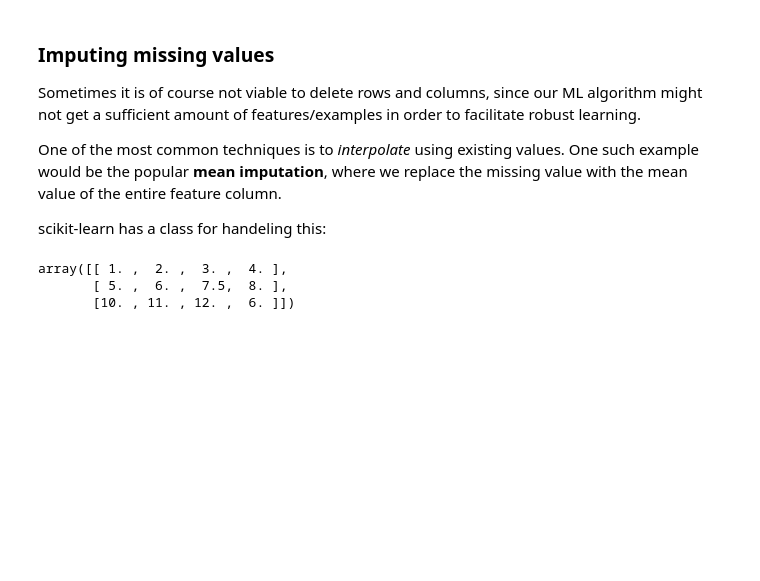
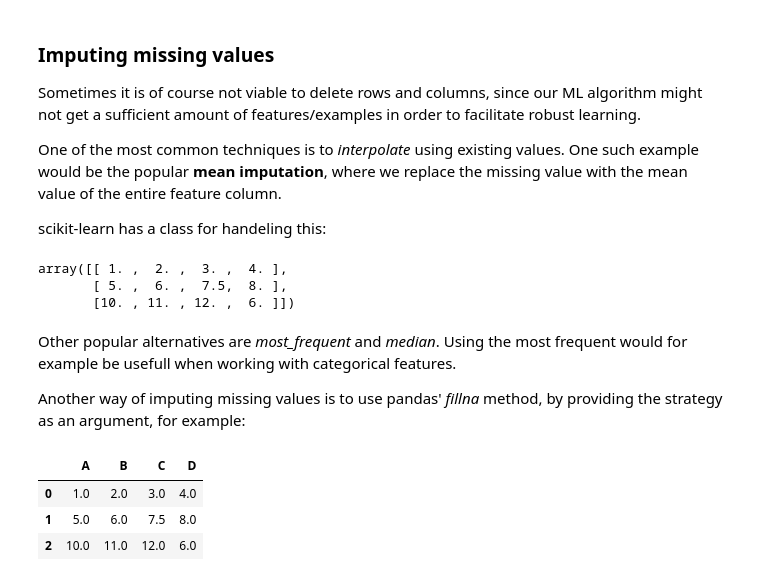
Before and after one commit to Aanderssonn/MachineLearningNotebooks, a Jupyter notebook: data_preprocessing.ipynb, the cells around one changed output. Drawn from its saved outputs; the diff is of its cells as text; code cells hidden in the pictures; blank space fills up the shorter version.

Commit message:
categorical features

```diff
--- a/data_preprocessing.ipynb
+++ b/data_preprocessing.ipynb
@@ -104,3 +104,14 @@ imputed_data
 array([[ 1. ,  2. ,  3. ,  4. ],
        [ 5. ,  6. ,  7.5,  8. ],
        [10. , 11. , 12. ,  6. ]])
+# %% [markdown]
+Other popular alternatives are _most_frequent_ and _median_. Using the most frequent would for example be usefull when working with categorical features.
+
+Another way of imputing missing values is to use pandas' _fillna_ method, by providing the strategy as an argument, for example:
+# %%
+df.fillna(df.mean())
+# %% [output]
+|  | A | B | C | D |
+| 0 | 1.0 | 2.0 | 3.0 | 4.0 |
+| 1 | 5.0 | 6.0 | 7.5 | 8.0 |
+| 2 | 10.0 | 11.0 | 12.0 | 6.0 |
```
Also changed, not shown: parts of 3 cells of this notebook, 2 other files.
